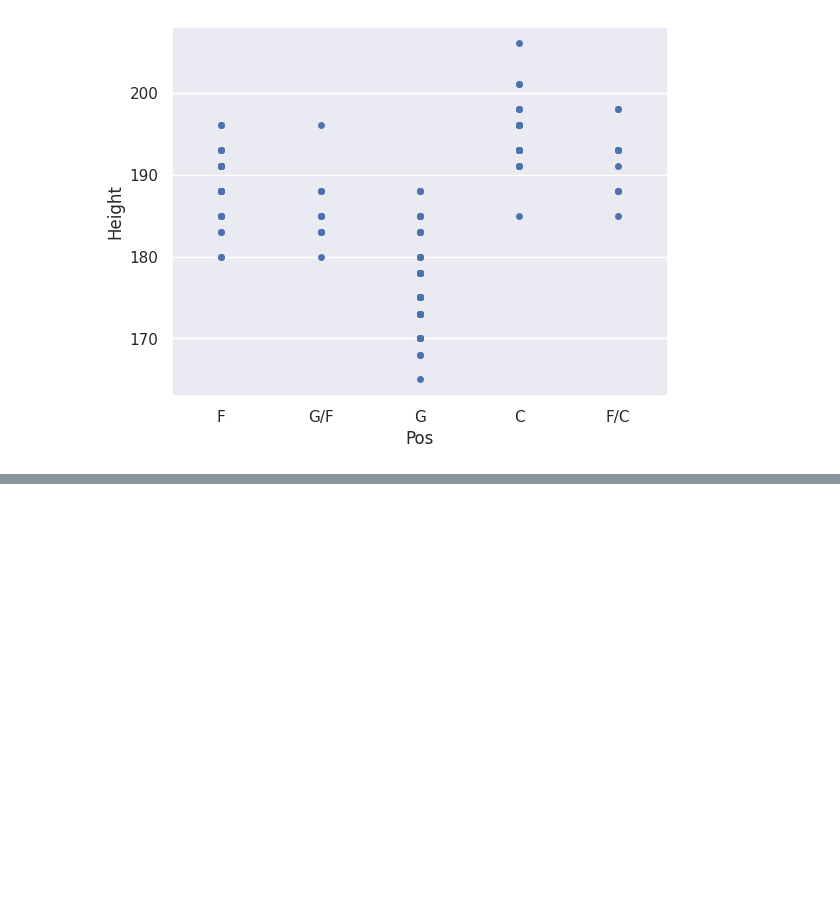
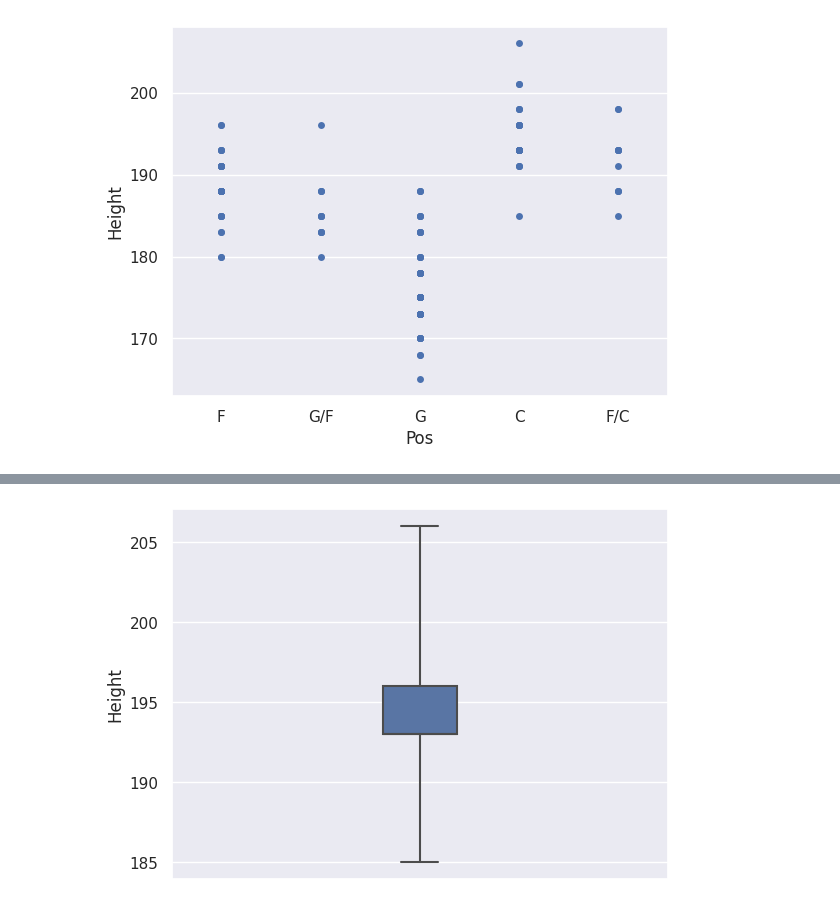
Before and after one commit to dnlsyfq/kaggle_wnba_player_stats, a Jupyter notebook: statistical-analysis-walkthrough.ipynb, the cells around one changed output, grey strips where cells are left out. Drawn from its saved outputs; the diff is of its cells as text; code cells hidden in the pictures; blank space fills up the shorter version.

```diff
--- a/statistical-analysis-walkthrough.ipynb
+++ b/statistical-analysis-walkthrough.ipynb
@@ -704,0 +713,5 @@ plt.show()
+# %%
+sns.boxplot(y = df[df['Pos'] == 'C']['Height'], whis = 4, width = .15)
+plt.show()
+# %% [output]
+[figure, added]
```
Also changed, not shown: parts of 28 cells of this notebook.
